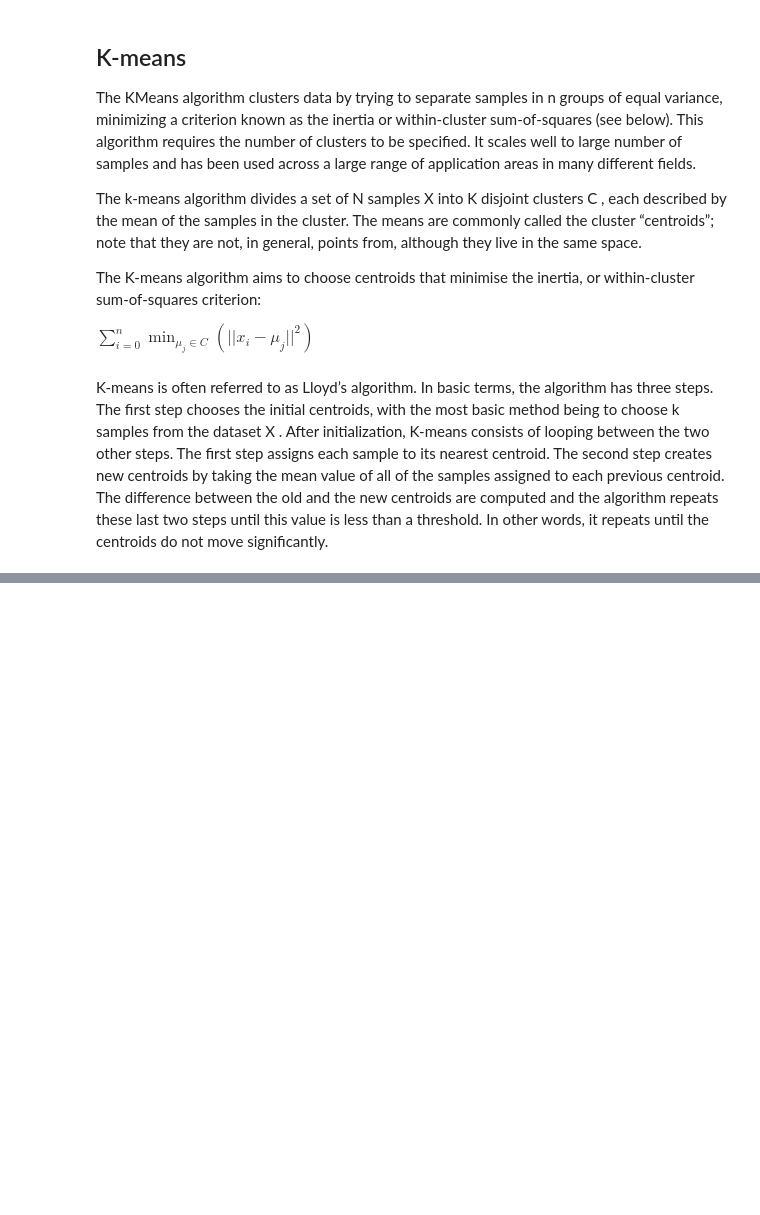
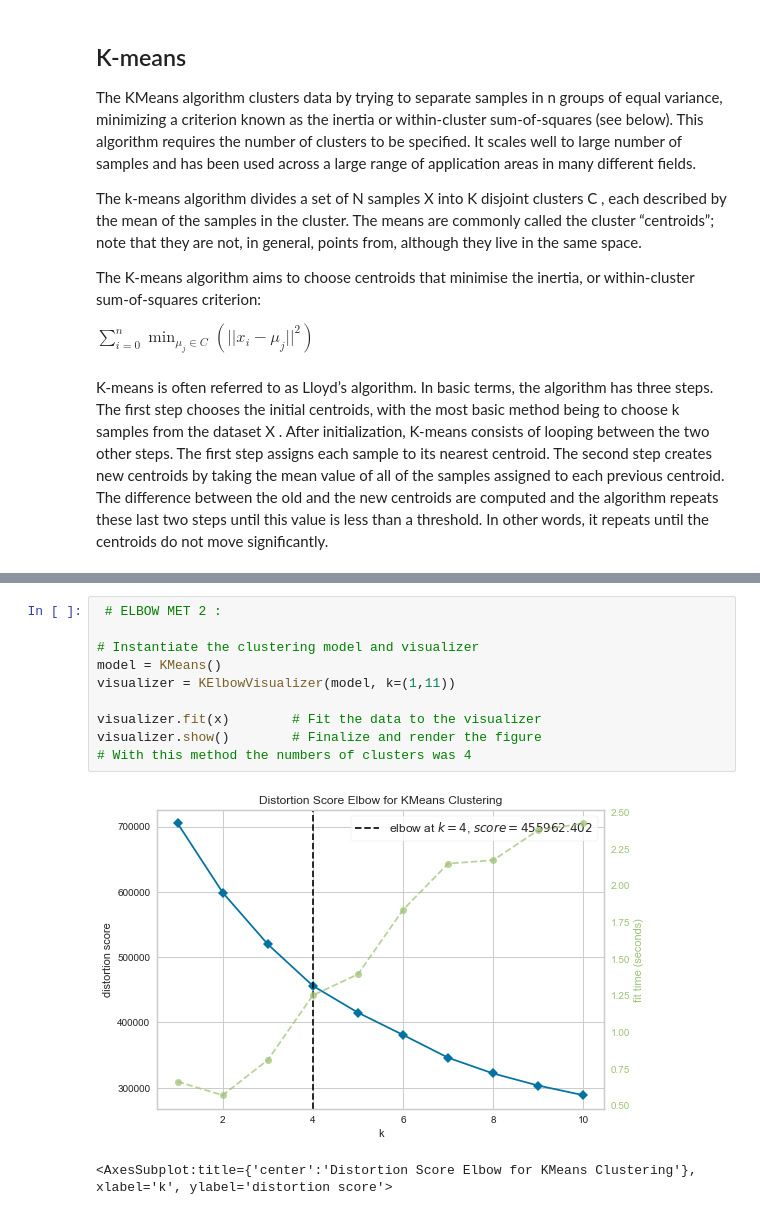
Before and after one commit to MaaniBeigy/mywrench, a Jupyter notebook: notebooks/K-means-Example.ipynb, the cells around one changed output, grey strips where cells are left out. Saved outputs shown, nothing was run; the diff lists cells and outputs as text; blank space fills up the shorter version.

```diff
--- a/notebooks/K-means-Example.ipynb
+++ b/notebooks/K-means-Example.ipynb
@@ -15,0 +70,13 @@ K-means is often referred to as Lloyd’s algorithm. In basic terms, the algorit
+# %%
+ # ELBOW MET 2 :
+
+# Instantiate the clustering model and visualizer
+model = KMeans()
+visualizer = KElbowVisualizer(model, k=(1,11))
+
+visualizer.fit(x)        # Fit the data to the visualizer
+visualizer.show()        # Finalize and render the figure
+# With this method the numbers of clusters was 4
+# %% [output]
+[figure, added]
+<AxesSubplot:title={'center':'Distortion Score Elbow for KMeans Clustering'}, xlabel='k', ylabel='distortion score'>
```
Also changed, not shown: parts of 8 cells of this notebook.
